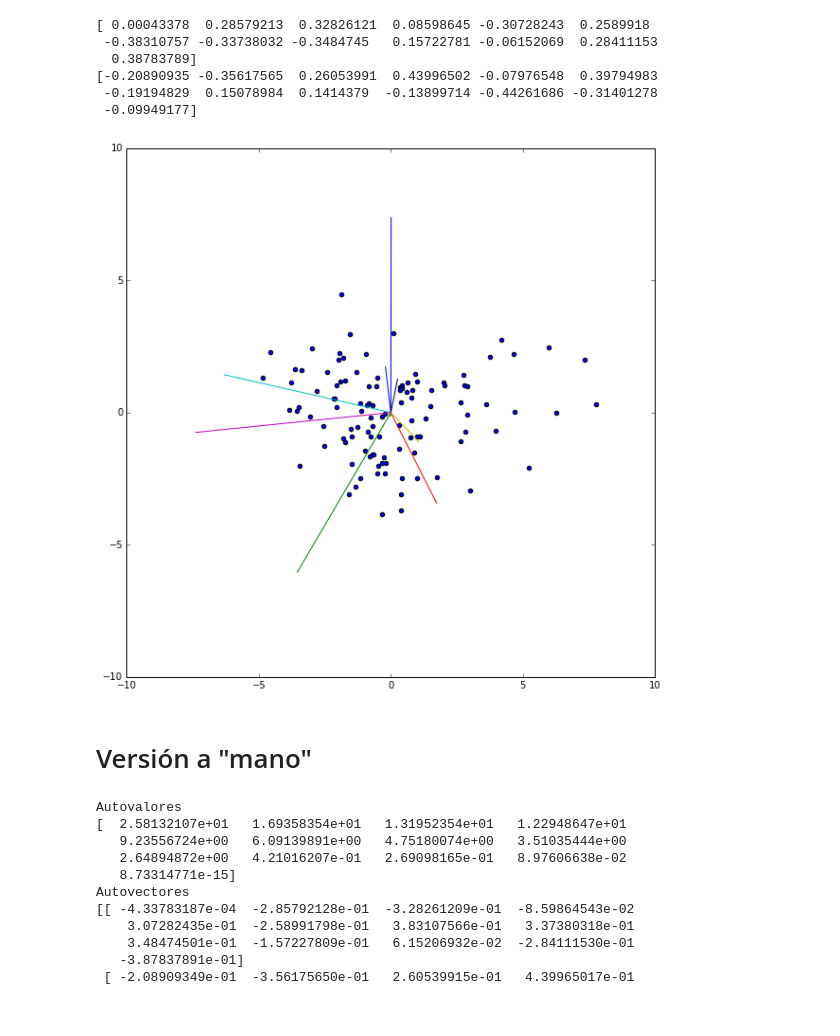
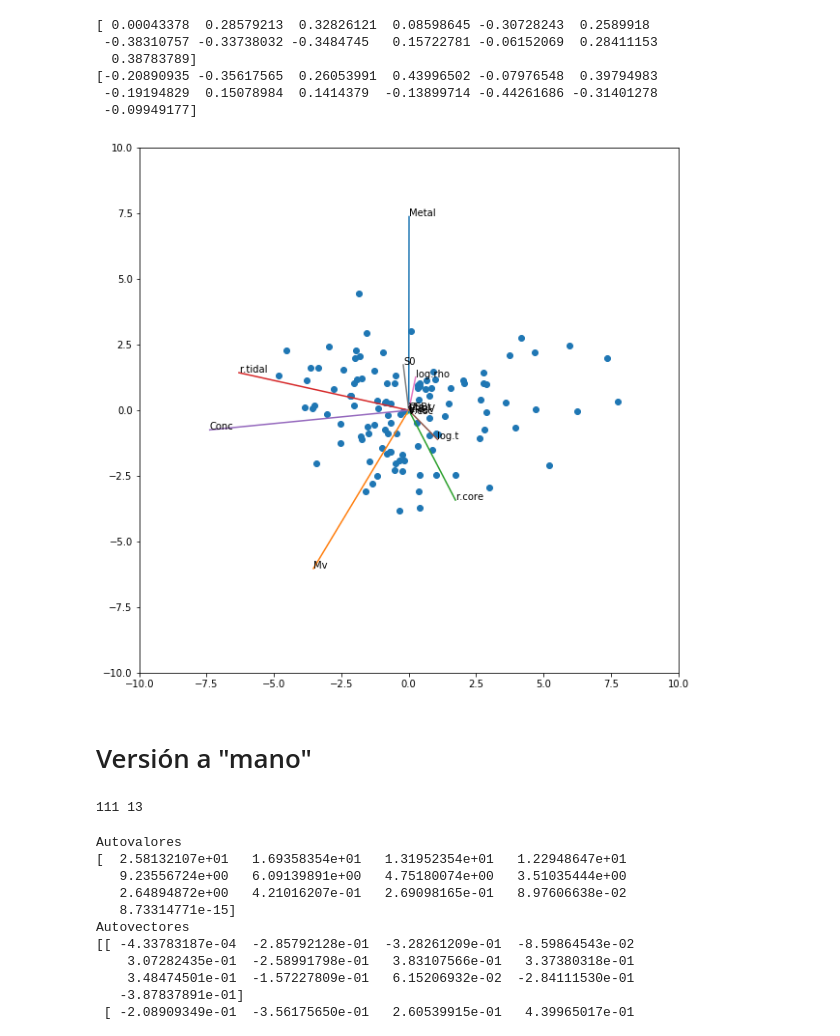
Before and after one commit to masgro/Astrostatistics, a Jupyter notebook: PCA.ipynb, the cells around one changed output. Cells and saved outputs as stored; diff of their text form; code cells hidden in the pictures.

```diff
--- a/PCA.ipynb
+++ b/PCA.ipynb
@@ -9,6 +11,8 @@ filename = "material/GlobClus_prop.limpio.dat"
 data = np.genfromtxt(filename,unpack=True,skip_header=1,usecols=(5,6,7,8,9,10,11,12,13,14,15,16,17))
 
 data = data.T
+
+names = ["Metal","Mv","r.core","r.tidal","Conc","log.t","log.rho","S0","V.esc","VHB","E.B-V","Vt","CSBt"]
 # %%
 data_scaled = preprocessing.scale(data)
 # %%
@@ -83,17 +87,18 @@ Y = pca.transform(data_scaled)
 # %%
 xx = (Y.T)[0]
 yy = (Y.T)[1]
 
 f = plt.figure(figsize=(10,10))
 plt.scatter(xx,yy)
 plt.xlim(-10.0,10.0)
 plt.ylim(-10.0,10.0)
 
 for i in range(13):
     _x = V[i]*autovalores[i]
     plt.plot([0,_x[0]],[0,_x[1]])
+    plt.text(_x[0],_x[1],names[i])
 # %% [output]
-[figure, old version]
+[figure, new version]
 # %% [markdown]
  # Versión a "mano"
 # %%
@@ -105,6 +110,10 @@ datos = datos.T
 
 ndim = datos.shape[0]
 ndatos = datos.shape[1]
+# %%
+print ndatos,ndim
+# %% [output]
+111 13
 # %%
 from numpy import linalg as LA
 # %%
```
Also changed, not shown: parts of 3 cells of this notebook.
